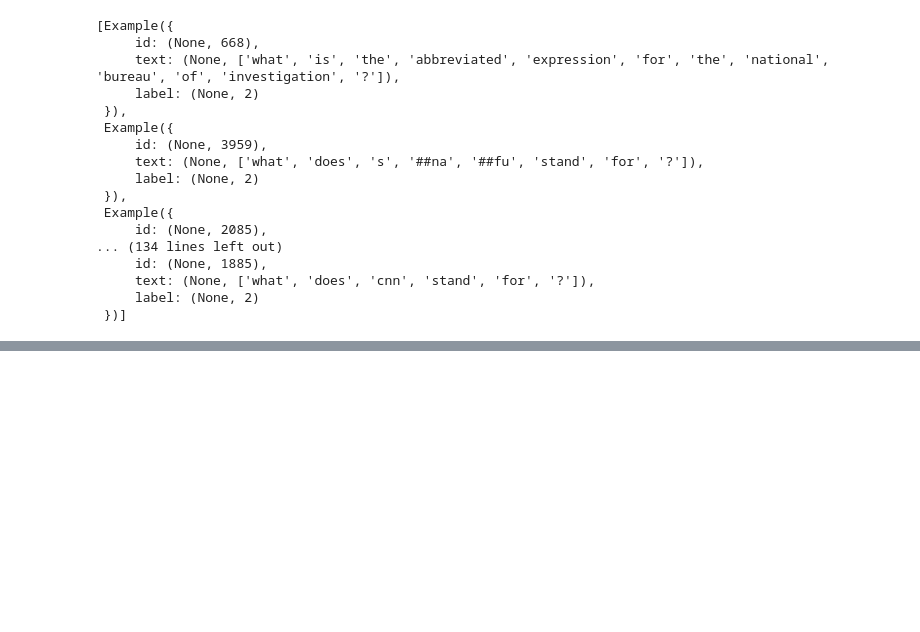
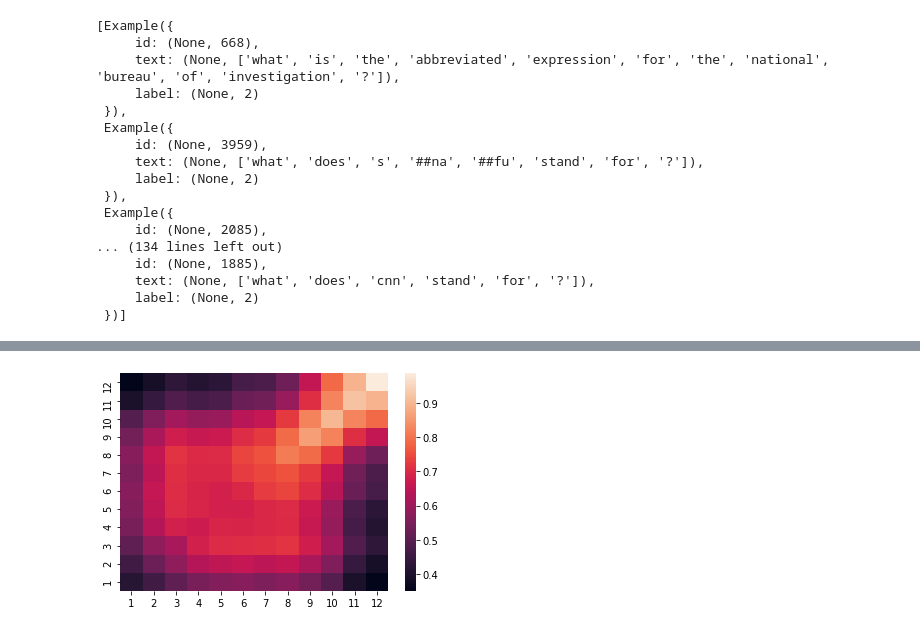
Before and after one commit to josipjukic/adapter-al, a Jupyter notebook: tinkering.ipynb, the cells around one changed output, grey strips where cells are left out. Cells and saved outputs as stored; diff of their text form; code cells hidden in the pictures; blank space fills up the shorter version.

```diff
--- a/tinkering.ipynb
+++ b/tinkering.ipynb
@@ -1761,0 +2043,17 @@ train[ind].examples
+# %%
+from cka import *
+
+n = 12
+
+lin_vals = np.empty((n, n))
+rbf_vals = np.empty((n, n))
+
+for i in range(12):
+    enc1 = enc_layers[i].detach().cpu().numpy()
+    for j in range(i, 12):
+        enc2 = enc_layers2[j].detach().cpu().numpy()
+        lin = linear_CKA(enc1, enc2)
+        rbf = kernel_CKA(enc1, enc2)
+        lin_vals[i, j] = lin_vals[j, i] = lin
+        rbf_vals[i, j] = rbf_vals[j, i] = rbf
+    print(f"{i} finished")
@@ -1761,0 +2113,5 @@ train[ind].examples
+# %%
+vals = rbf_vals
+sns.heatmap(np.flip(vals, 1), xticklabels=range(1, n+1), yticklabels=range(n, 0, -1));
+# %% [output]
+[figure, added]
```
Also changed, not shown: parts of 36 cells of this notebook, 3 other files.
